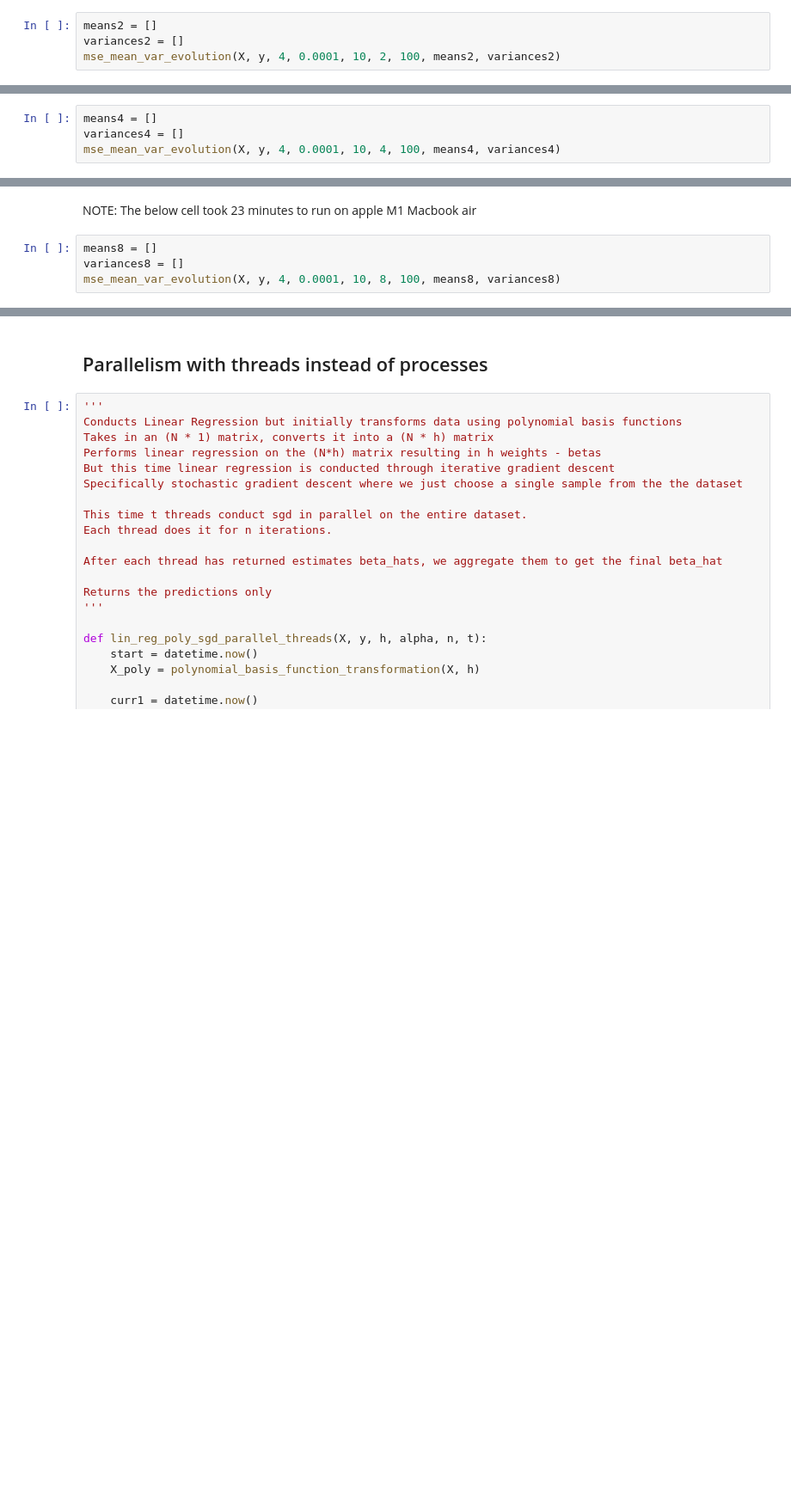
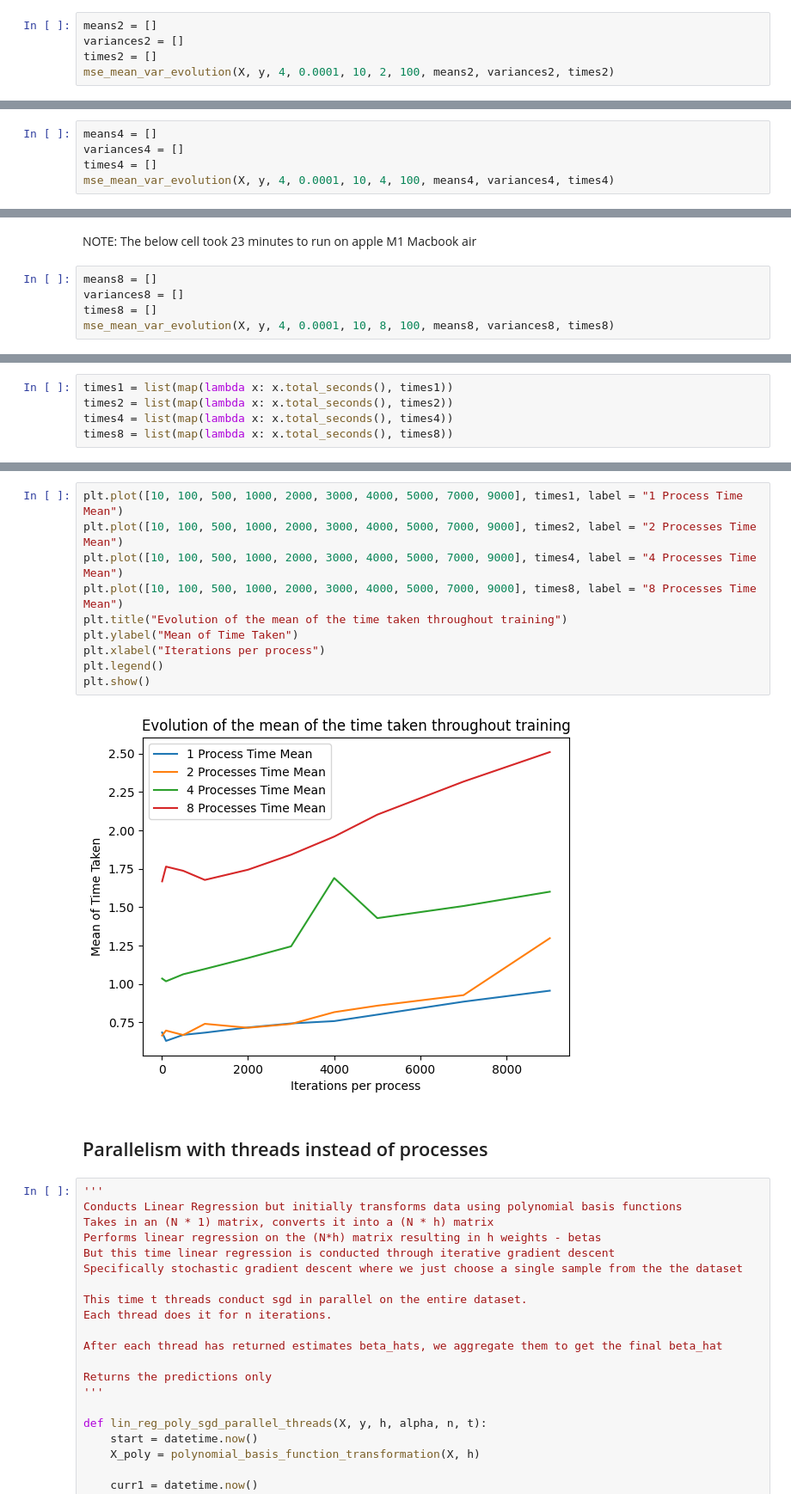
Before and after one commit to shreyashonnalli/ST444, a Jupyter notebook: project_code.ipynb, the cells around one changed output, grey strips where cells are left out. Shown at 86% size. Drawn from its saved outputs; the diff is of its cells as text; blank space fills up the shorter version.

```diff
--- a/project_code.ipynb
+++ b/project_code.ipynb
@@ -315,4 +387,5 @@ NOTE: The below cell took 9:15 minutes to run on apple M1 Macbook air
 # %%
 means2 = []
 variances2 = []
-mse_mean_var_evolution(X, y, 4, 0.0001, 10, 2, 100, means2, variances2)
+times2 = []
+mse_mean_var_evolution(X, y, 4, 0.0001, 10, 2, 100, means2, variances2, times2)
@@ -321,4 +412,5 @@ NOTE: The below cell took 12:35 minutes to run on apple M1 Macbook air
 # %%
 means4 = []
 variances4 = []
-mse_mean_var_evolution(X, y, 4, 0.0001, 10, 4, 100, means4, variances4)
+times4 = []
+mse_mean_var_evolution(X, y, 4, 0.0001, 10, 4, 100, means4, variances4, times4)
@@ -327,4 +437,5 @@ NOTE: The below cell took 23 minutes to run on apple M1 Macbook air
 # %%
 means8 = []
 variances8 = []
-mse_mean_var_evolution(X, y, 4, 0.0001, 10, 8, 100, means8, variances8)
+times8 = []
+mse_mean_var_evolution(X, y, 4, 0.0001, 10, 8, 100, means8, variances8, times8)
@@ -330,0 +460,5 @@ mse_mean_var_evolution(X, y, 4, 0.0001, 10, 8, 100, means8, variances8)
+# %%
+times1 = list(map(lambda x: x.total_seconds(), times1))
+times2 = list(map(lambda x: x.total_seconds(), times2))
+times4 = list(map(lambda x: x.total_seconds(), times4))
+times8 = list(map(lambda x: x.total_seconds(), times8))
@@ -362,3 +508,15 @@ plt.show()
+# %%
+plt.plot([10, 100, 500, 1000, 2000, 3000, 4000, 5000, 7000, 9000], times1, label = "1 Process Time Mean")
+plt.plot([10, 100, 500, 1000, 2000, 3000, 4000, 5000, 7000, 9000], times2, label = "2 Processes Time Mean")
+plt.plot([10, 100, 500, 1000, 2000, 3000, 4000, 5000, 7000, 9000], times4, label = "4 Processes Time Mean")
+plt.plot([10, 100, 500, 1000, 2000, 3000, 4000, 5000, 7000, 9000], times8, label = "8 Processes Time Mean")
+plt.title("Evolution of the mean of the time taken throughout training")
+plt.ylabel("Mean of Time Taken")
+plt.xlabel("Iterations per process")
+plt.legend()
+plt.show()
+# %% [output]
+[figure, added]
 # %% [markdown]
 ## Parallelism with threads instead of processes
 # %%
```
Also changed, not shown: parts of 17 cells of this notebook.
